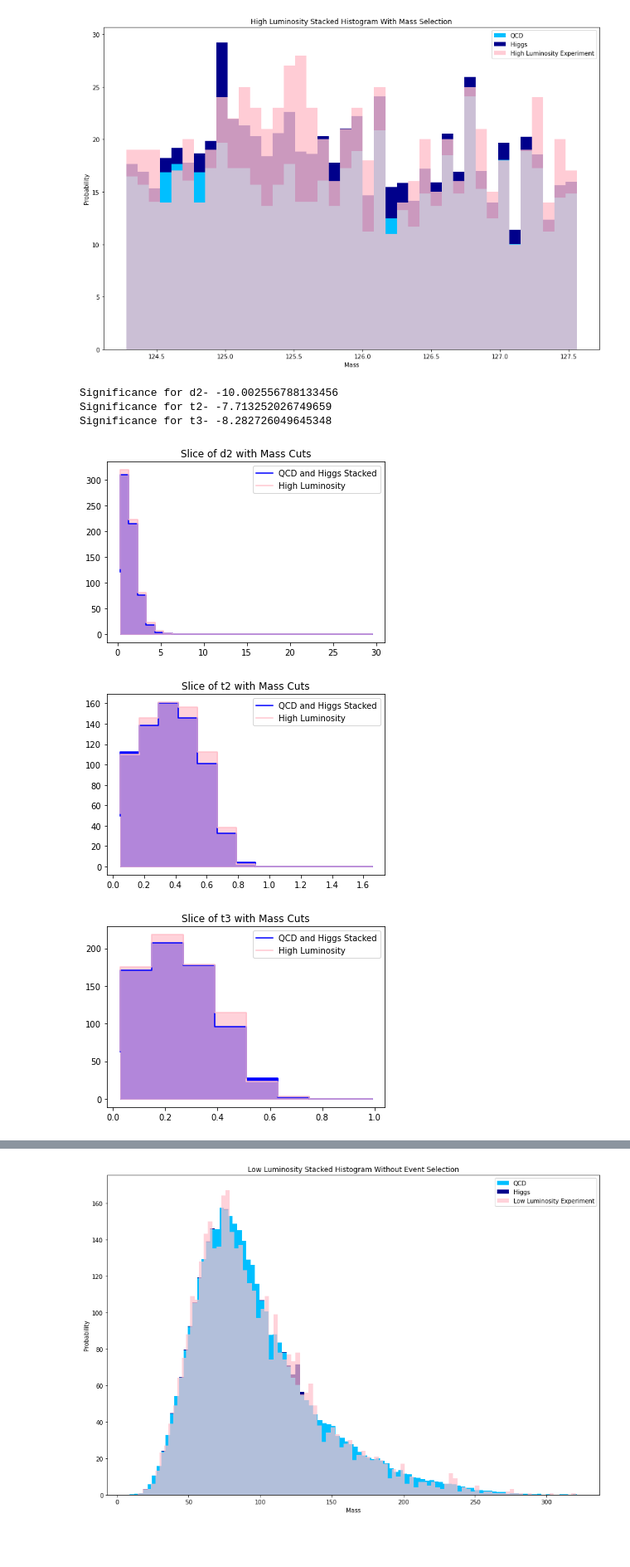
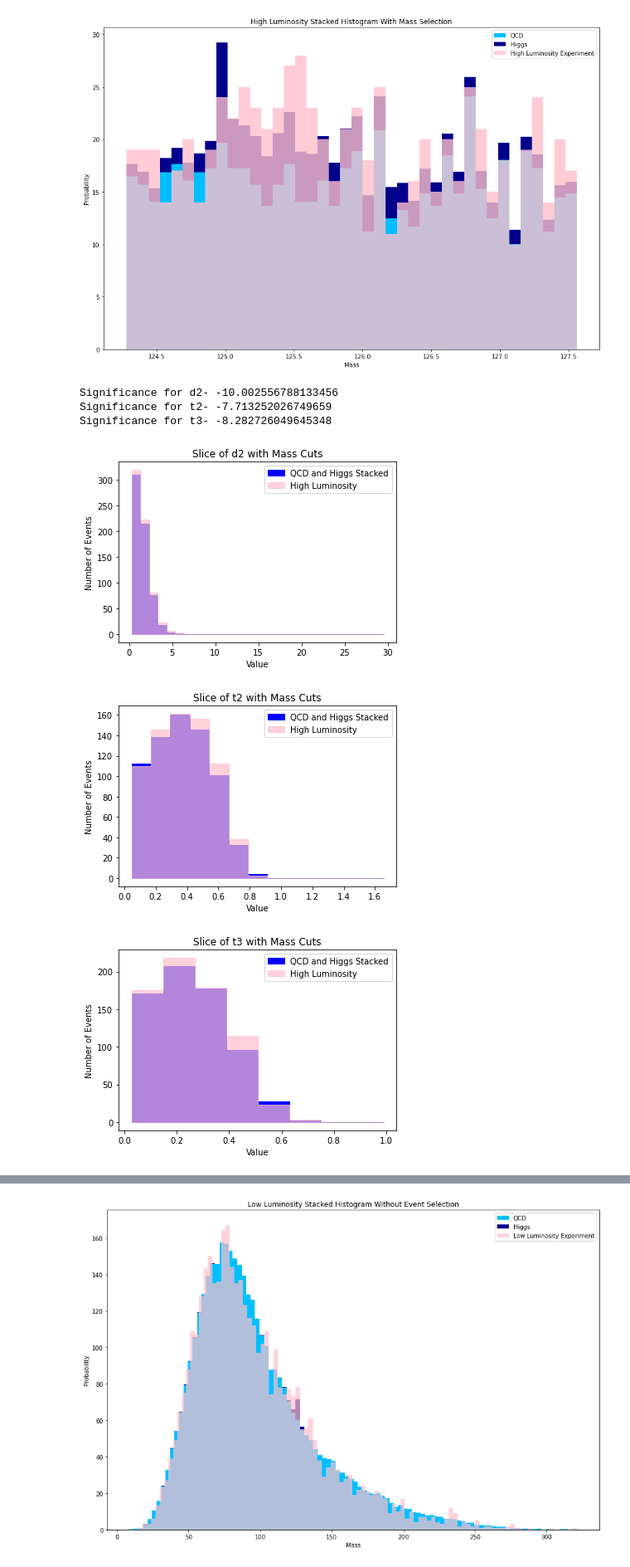
Before and after one commit to jarods00/PHYS434, a Jupyter notebook: Lab 8.ipynb, the cells around one changed output, grey strips where cells are left out. Shown at 83% size. Saved outputs shown, nothing was run; the diff lists cells and outputs as text; code cells hidden in the pictures; blank space fills up the shorter version.

```diff
--- a/Lab 8.ipynb
+++ b/Lab 8.ipynb
@@ -121,10 +126,12 @@ lumi_slice = hist_lumi[0][35]
 plt.fill_between(hist_qcd[2][0:30], qcd_slice[0:30] + higgs_slice[0:30], color = 'blue', alpha = 1, step = 'pre')
 plt.fill_between(hist_lumi[2][0:30], lumi_slice[0:30], color = 'pink', alpha = .7, step = 'pre')
 
-ax2.step(hist_qcd[2][0:30], qcd_slice[0:30] + higgs_slice[0:30], alpha = 1, color = 'blue')
-ax2.step(hist_lumi[2][0:30], lumi_slice[0:30], color = 'pink', alpha = .9)
+# ax2.step(hist_qcd[2][0:30], qcd_slice[0:30] + higgs_slice[0:30], alpha = 1, color = 'blue')
+# ax2.step(hist_lumi[2][0:30], lumi_slice[0:30], color = 'pink', alpha = .9)
 ax2.set_title("Slice of d2 with Mass Cuts")
 ax2.legend(["QCD and Higgs Stacked", 'High Luminosity'])
+ax2.set_xlabel("Value")
+ax2.set_ylabel("Number of Events")
 
 n_exp = lumi_slice[0]
 n_sim = qcd_slice[0]
@@ -163,10 +170,12 @@ lumi_slice = hist_lumi[0][35]
 plt.fill_between(hist_qcd[2][0:bin_num], qcd_slice[0:bin_num] + higgs_slice[0:bin_num], color = 'blue', alpha = 1, step = 'pre')
 plt.fill_between(hist_lumi[2][0:bin_num], lumi_slice[0:bin_num], color = 'pink', alpha = .7, step = 'pre')
 
-ax2.step(hist_qcd[2][0:bin_num], qcd_slice[0:bin_num] + higgs_slice[0:bin_num], alpha = 1, color = 'blue')
-ax2.step(hist_lumi[2][0:bin_num], lumi_slice[0:bin_num], color = 'pink', alpha = .9)
+# ax2.step(hist_qcd[2][0:bin_num], qcd_slice[0:bin_num] + higgs_slice[0:bin_num], alpha = 1, color = 'blue')
+# ax2.step(hist_lumi[2][0:bin_num], lumi_slice[0:bin_num], color = 'pink', alpha = .9)
 ax2.set_title("Slice of t2 with Mass Cuts")
 ax2.legend(["QCD and Higgs Stacked", 'High Luminosity'])
+ax2.set_xlabel("Value")
+ax2.set_ylabel("Number of Events")
 
 n_exp = lumi_slice[0]
 n_sim = qcd_slice[0]
@@ -188,35 +197,37 @@ higgs_weight = np.array([n_higgs] * len(higgs['mass']))
 mass_lower = qcd['mass'].min()
 mass_upper = qcd['mass'].max()
 
 lower_val = qcd['t3'].min()
 upper_val = qcd['t3'].max()
 
 bin_num = 9
 
 hist_qcd = ax[0].hist2d(qcd['mass'], qcd['t3'], bins = [95, bin_num], range = [[mass_lower, mass_upper], [lower_val, upper_val]], density = False, weights = qcd_weight)
 hist_higgs = ax[1].hist2d(higgs['mass'], higgs['t3'], bins = [95, bin_num], range = [[mass_lower, mass_upper], [lower_val, upper_val]], density = False, weights = higgs_weight)
 hist_lumi = ax[2].hist2d(high_lumi['mass'], high_lumi['t3'], bins = [95, bin_num], range = [[mass_lower, mass_upper], [lower_val, upper_val]], density = False)
 
 qcd_slice = hist_qcd[0][35]
 higgs_slice = hist_higgs[0][35]
 lumi_slice = hist_lumi[0][35]
 
 plt.fill_between(hist_qcd[2][0:bin_num], qcd_slice[0:bin_num] + higgs_slice[0:bin_num], color = 'blue', alpha = 1, step = 'pre')
 plt.fill_between(hist_lumi[2][0:bin_num], lumi_slice[0:bin_num], color = 'pink', alpha = .7, step = 'pre')
 
-ax2.step(hist_qcd[2][0:bin_num], qcd_slice[0:bin_num] + higgs_slice[0:bin_num], alpha = 1, color = 'blue')
-ax2.step(hist_lumi[2][0:bin_num], lumi_slice[0:bin_num], color = 'pink', alpha = .9)
+# ax2.step(hist_qcd[2][0:bin_num], qcd_slice[0:bin_num] + higgs_slice[0:bin_num], alpha = 1, color = 'blue')
+# ax2.step(hist_lumi[2][0:bin_num], lumi_slice[0:bin_num], color = 'pink', alpha = .9)
 ax2.set_title("Slice of t3 with Mass Cuts")
 ax2.legend(["QCD and Higgs Stacked", 'High Luminosity'])
+ax2.set_xlabel("Value")
+ax2.set_ylabel("Number of Events")
 
 n_exp = lumi_slice[0]
 n_sim = qcd_slice[0]
 sig = stats.norm.ppf(stats.poisson.cdf(n_sim, n_exp, loc = 0))
 print("Significance for t3- " + str(sig))
 # %% [output]
 Significance for d2- -10.002556788133456
 Significance for t2- -7.713252026749659
 Significance for t3- -8.282726049645348
-[figure, old version]
+[figure, new version]
-[figure, old version]
+[figure, new version]
-[figure, old version]
+[figure, new version]
```
Also changed, not shown: parts of 11 cells of this notebook, 1 other file.
